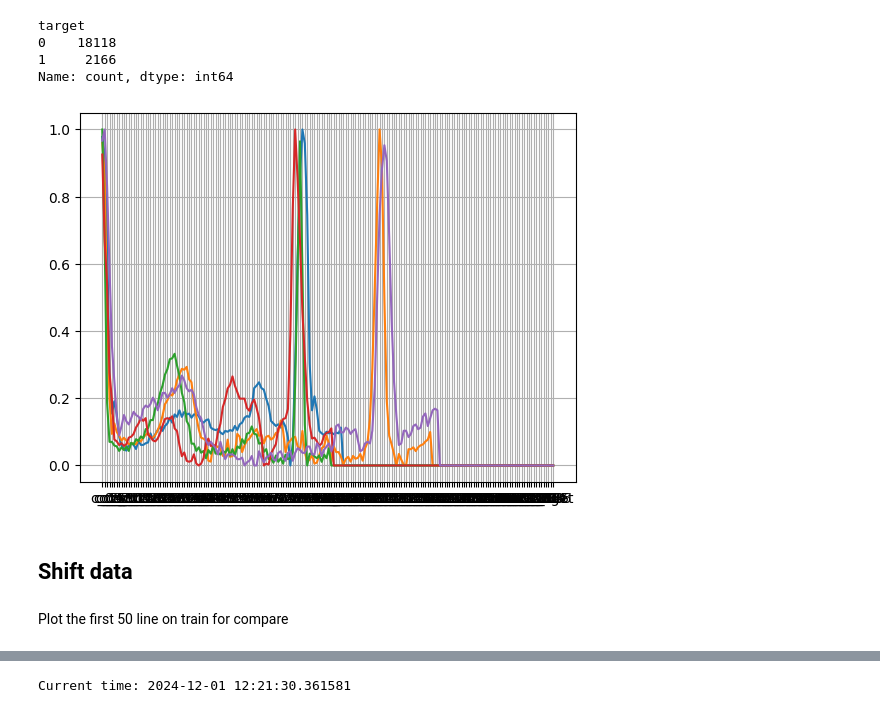
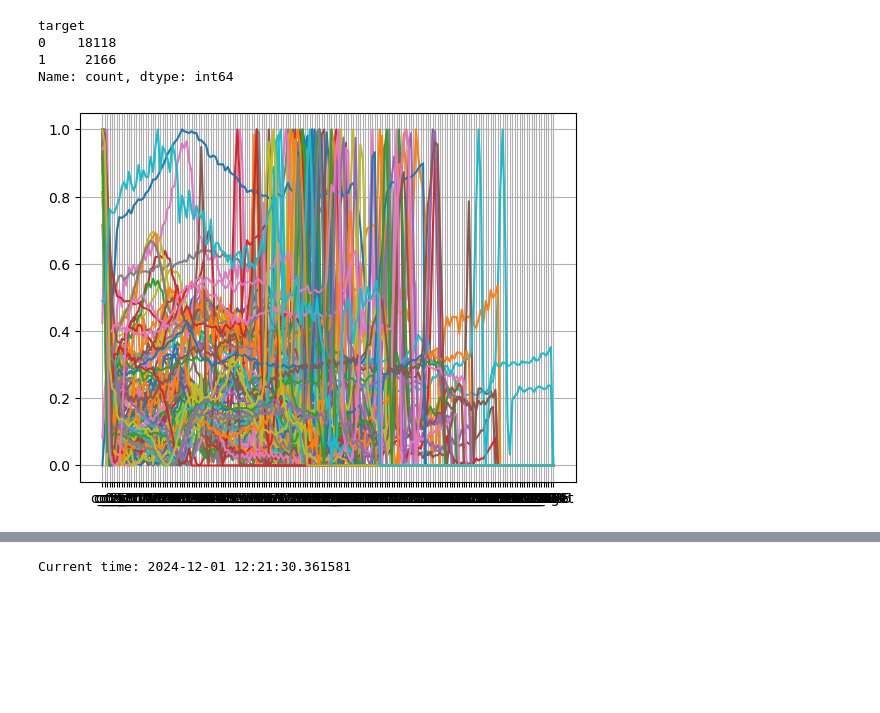
Before and after one commit to Ping-YUAN/heartbeat-analysis-ai, a Jupyter notebook: notebooks/preprocessing_mit_shift_minmax_oversampling.ipynb, the cells around one changed output, grey strips where cells are left out. Drawn from its saved outputs; the diff is of its cells as text; code cells hidden in the pictures; blank space fills up the shorter version.

Commit message:
shift data

```diff
--- a/notebooks/preprocessing_mit_shift_minmax_oversampling.ipynb
+++ b/notebooks/preprocessing_mit_shift_minmax_oversampling.ipynb
@@ -82,8 +82,9 @@ def convertColumnAsInt(df, column):
     df[column] = df[column].astype(int)  # convert to int
     return df
 
-def plotDataAsLine(df, first):
-    data = df.head(first)
+def plotDataAsLine(df, first, count=1):
+    # data = df.head(first)
+    data = df.iloc[first: first+count]
     for index, row in data.iterrows():
         plt.plot(data.columns, row)
 
@@ -146,8 +147,6 @@ target
 1     2166
 Name: count, dtype: int64
 # %%
-plotDataAsLine(mitbih_train, 5)
+plotDataAsLine(mitbih_train, 0, 100)
 # %% [output]
-[figure, old version]
+[figure, new version]
-# %% [markdown]
-## Shift data
@@ -249,2 +152,0 @@ shifted_mit_test.columns = feature_columns
-# %% [markdown]
-Plot the first 50 line on train for compare
```
Also changed, not shown: parts of 10 cells of this notebook, 4 other files.
